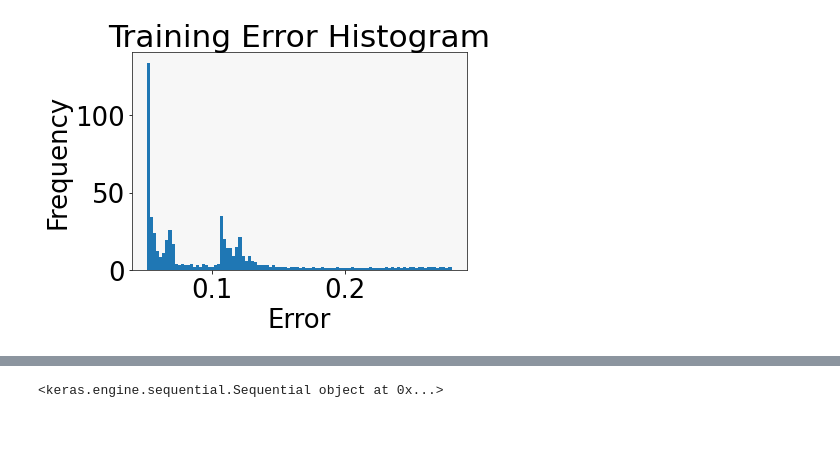
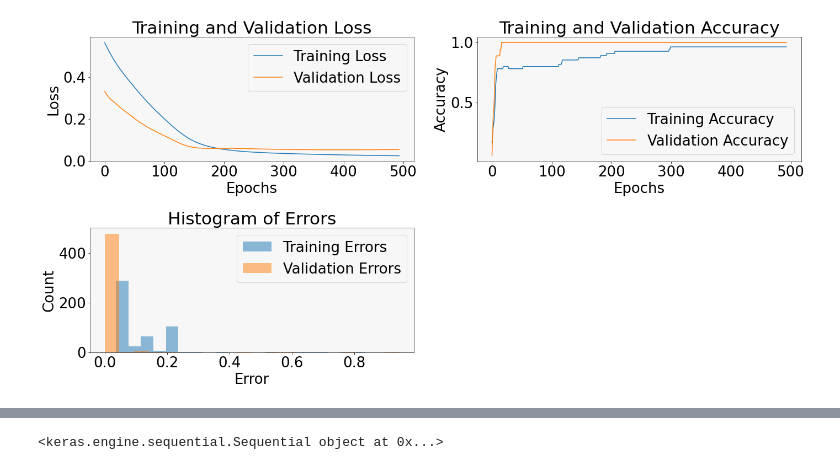
Before and after one commit to DaJaCruz/PhD, a Jupyter notebook: ANN.ipynb, the cells around one changed output, grey strips where cells are left out. Saved outputs shown, nothing was run; the diff lists cells and outputs as text; code cells hidden in the pictures; blank space fills up the shorter version.

```diff
--- a/ANN.ipynb
+++ b/ANN.ipynb
@@ -338,12 +430,45 @@ ax1_ANN.set_ylim([0, 1])
-# %%
-# Plot the error histogram
-plt.hist(history.history['val_loss'], bins=100)
-plt.title('Training Error Histogram')
-plt.xlabel('Error')
-plt.ylabel('Frequency')
-plt.show()
-# %% [output]
-[figure, removed]
+# %%
+# create a figure with two subplots
+fig, axes = plt.subplots(nrows=2, ncols=2, figsize=(20, 10))
+
+ax1 = axes[0,0]
+ax2 = axes[0,1]
+ax3 = axes[1,0]
+
+# plot the training and validation loss on the first subplot
+ax1.plot(history.history['loss'], label='Training Loss')
+ax1.plot(history.history['val_loss'], label='Validation Loss')
+ax1.set_xlabel('Epochs')
+ax1.set_ylabel('Loss')
+ax1.set_title('Training and Validation Loss')
+ax1.legend()
+
+# plot the training and validation accuracy on the second subplot
+ax2.plot(history.history['accuracy'], label='Training Accuracy')
+ax2.plot(history.history['val_accuracy'], label='Validation Accuracy')
+ax2.set_xlabel('Epochs')
+ax2.set_ylabel('Accuracy')
+ax2.set_title('Training and Validation Accuracy')
+ax2.legend()
+
+# plot a histogram of the errors on a third subplot
+errors = [1-acc for acc in history.history['accuracy']]
+val_errors = [1-acc for acc in history.history['val_accuracy']]
+ax3.hist(errors, bins=20, alpha=0.5, label='Training Errors')
+ax3.hist(val_errors, bins=20, alpha=0.5, label='Validation Errors')
+ax3.set_xlabel('Error')
+ax3.set_ylabel('Count')
+ax3.set_title('Histogram of Errors')
+ax3.legend()
+
+# remove the unused subplot
+fig.delaxes(axes[1, 1])
+
+# adjust the layout and display the figure
+fig.tight_layout()
+plt.show()
+# %% [output]
+[figure, added]
 # %%
 fig_ANN, (ax1_ANN, ax2_ANN) = plt.subplots(1,2)
 
```
Also changed, not shown: parts of 16 cells of this notebook.
